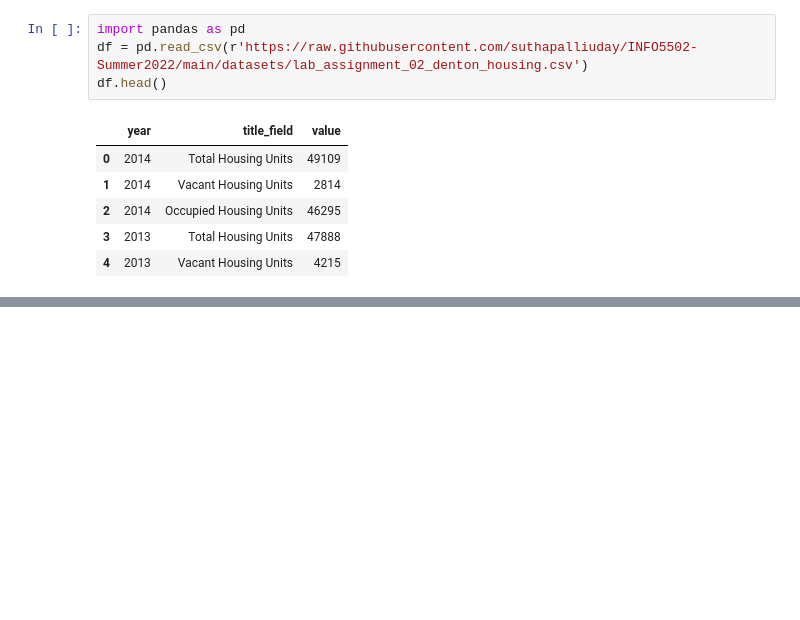
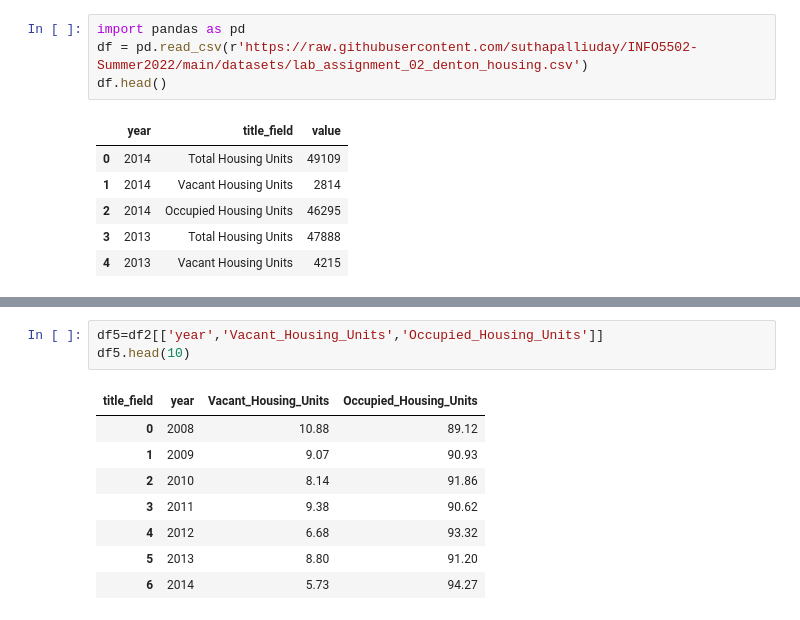
Before and after one commit to rghimre3/INFO-5502, a Jupyter notebook: lab_assignment_02.ipynb, the cells around one changed output, grey strips where cells are left out. Cells and saved outputs as stored; diff of their text form; blank space fills up the shorter version.

```diff
--- a/lab_assignment_02.ipynb
+++ b/lab_assignment_02.ipynb
@@ -119,0 +174,12 @@ df.head()
+# %%
+df5=df2[['year','Vacant_Housing_Units','Occupied_Housing_Units']]
+df5.head(10)
+# %% [output]
+| title_field | year | Vacant_Housing_Units | Occupied_Housing_Units |
+| 0 | 2008 | 10.88 | 89.12 |
+| 1 | 2009 | 9.07 | 90.93 |
+| 2 | 2010 | 8.14 | 91.86 |
+| 3 | 2011 | 9.38 | 90.62 |
+| 4 | 2012 | 6.68 | 93.32 |
+| 5 | 2013 | 8.80 | 91.20 |
+| 6 | 2014 | 5.73 | 94.27 |
```
Also changed, not shown: parts of 6 cells of this notebook.
